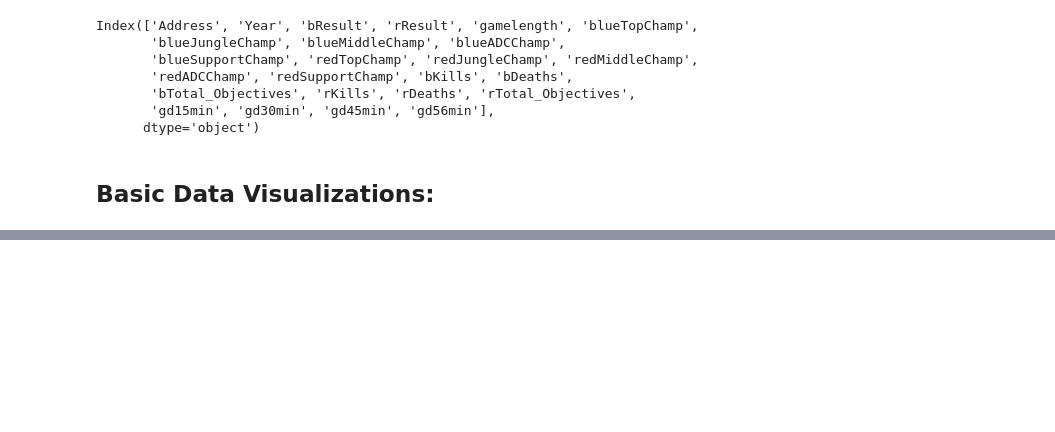
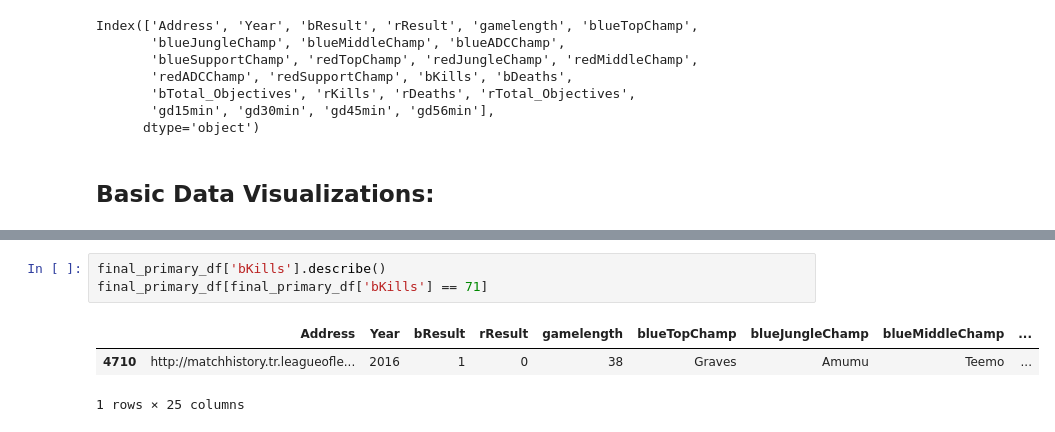
Before and after one commit to MoistRock1743/E-Sports-Data-Mining, a Jupyter notebook: Project.ipynb, the cells around one changed output, grey strips where cells are left out. Drawn from its saved outputs; the diff is of its cells as text; blank space fills up the shorter version.

```diff
--- a/Project.ipynb
+++ b/Project.ipynb
@@ -629,0 +666,7 @@ primary_df['Year'].plot(kind='hist', bins=[2014,2015,2016,2017,2018,2019])
+# %%
+final_primary_df['bKills'].describe()
+final_primary_df[final_primary_df['bKills'] == 71]
+# %% [output]
+|  | Address | Year | bResult | rResult | gamelength | blueTopChamp | blueJungleChamp | blueMiddleChamp | ... |
+| 4710 | http://matchhistory.tr.leagueofle... | 2016 | 1 | 0 | 38 | Graves | Amumu | Teemo | ... |
+1 rows × 25 columns
```
Also changed, not shown: parts of 7 cells of this notebook.
